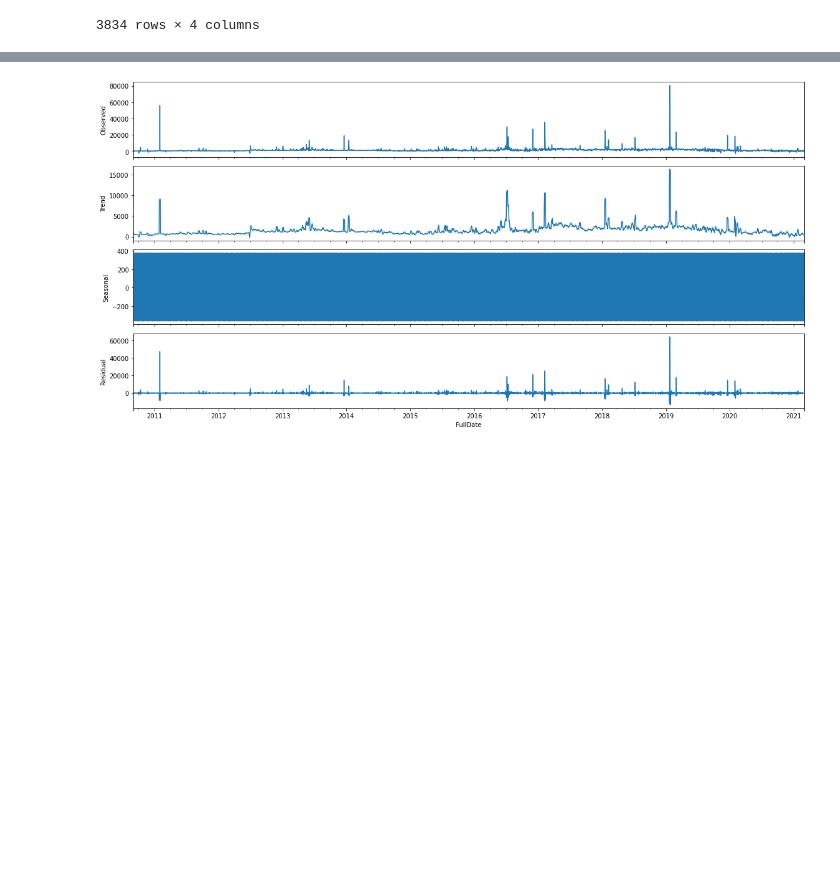
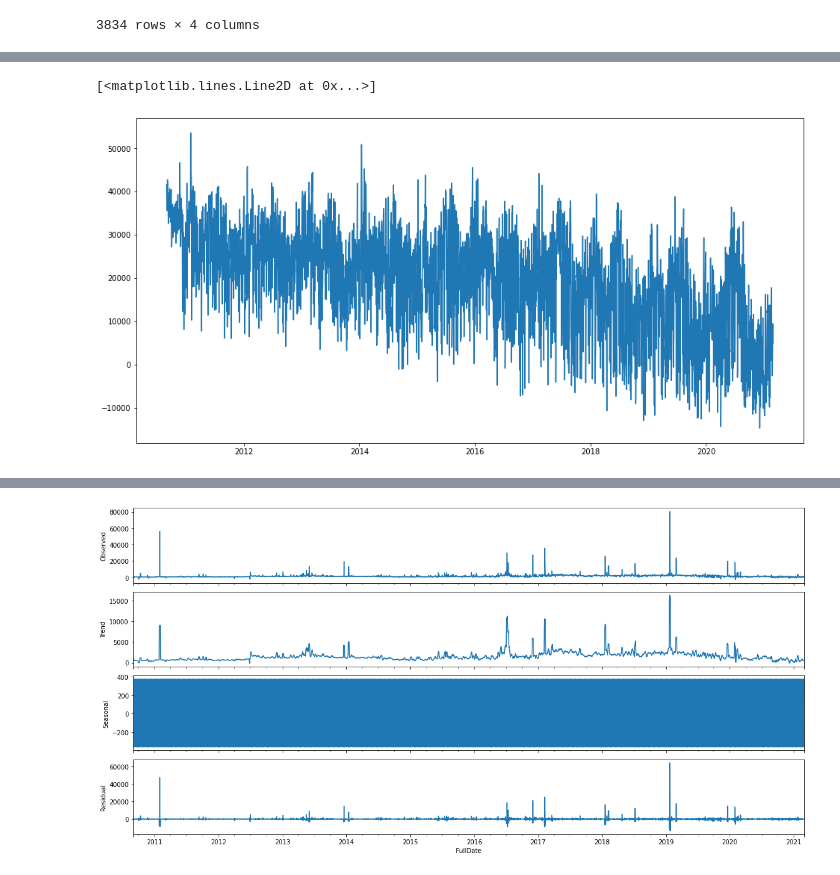
Before and after one commit to Oplux/time-series-analysis, a Jupyter notebook: stage e quiz on time series.ipynb, the cells around one changed output, grey strips where cells are left out. Cells and saved outputs as stored; diff of their text form; code cells hidden in the pictures; blank space fills up the shorter version.

```diff
--- a/stage e quiz on time series.ipynb
+++ b/stage e quiz on time series.ipynb
@@ -68,0 +75,5 @@ df_daily
+# %%
+plt.plot(df_daily['SysLoad'])
+# %% [output]
+[<matplotlib.lines.Line2D at 0x...>]
+[figure, added]
```
Also changed, not shown: parts of 4 cells of this notebook.
